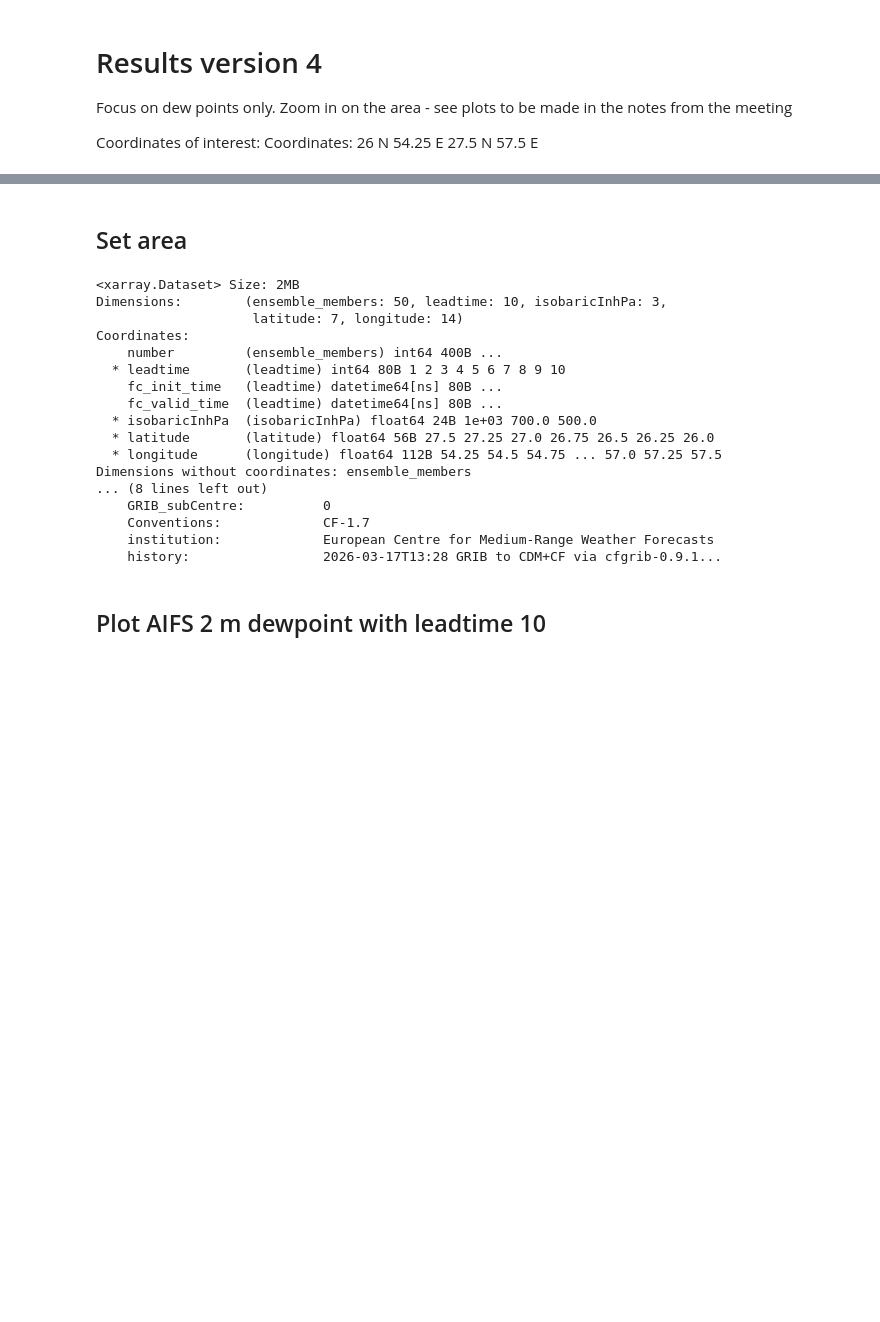
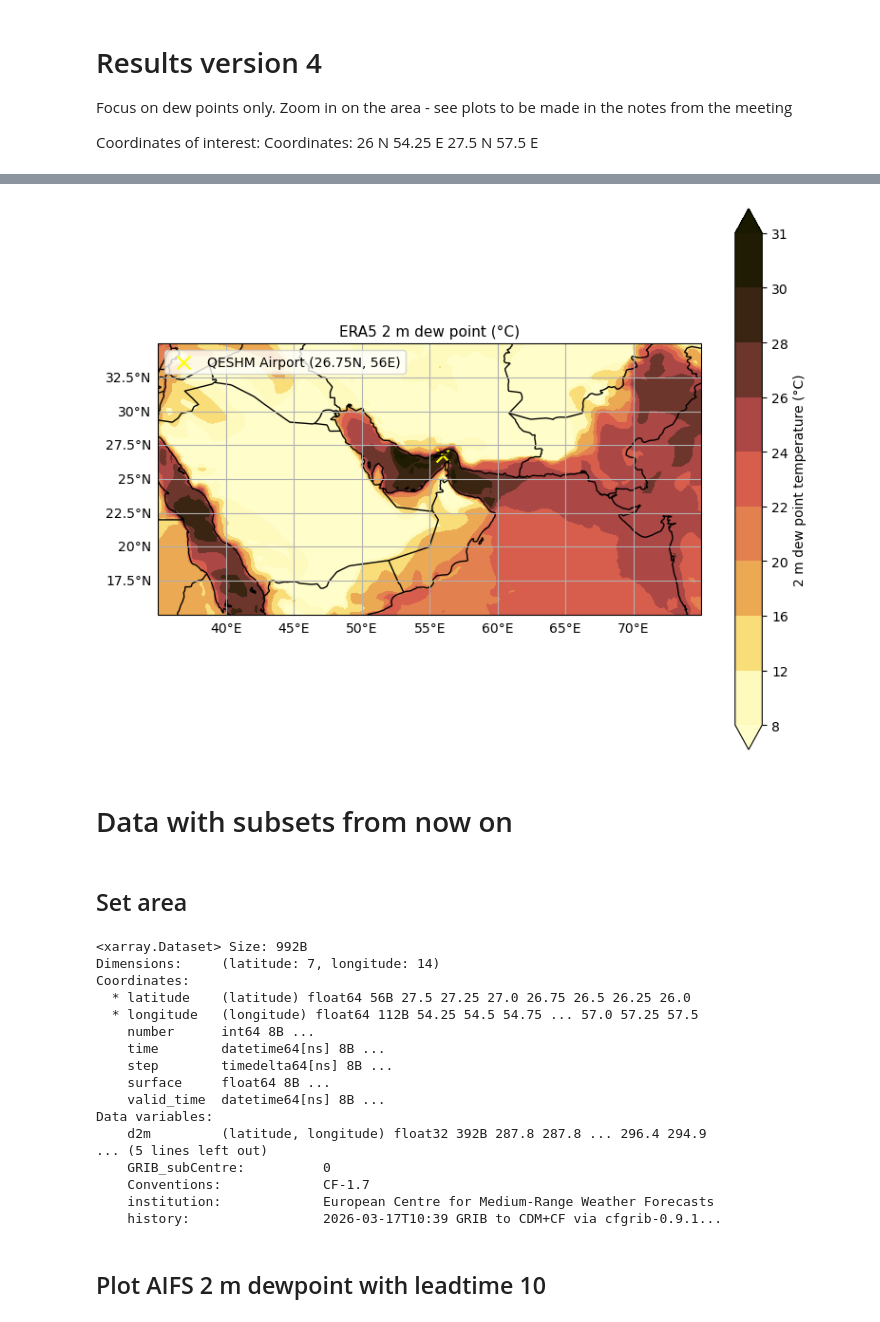
Before and after one commit to sofiehedetoft/Iran-project, a Jupyter notebook: Sofie/Results_Sofie_v5.ipynb, the cells around one changed output, grey strips where cells are left out. Cells and saved outputs as stored; diff of their text form; code cells hidden in the pictures; blank space fills up the shorter version.

```diff
--- a/Sofie/Results_Sofie_v5.ipynb
+++ b/Sofie/Results_Sofie_v5.ipynb
@@ -55,30 +99,78 @@ Coordinates:
+# %%
+# ERA5: usually no ensemble_members/leadtime dimensions
+map_projection = ccrs.PlateCarree()
+
+# Start from dew point in degC and reduce any singleton extra dims
+era5_plot_nosubset = ds_ERA5_sfc_nosubset["d2m_C"]
+for dim in ["valid_time", "time", "step", "leadtime", "ensemble_members", "number"]:
+    if dim in era5_plot_nosubset.dims:
+        era5_plot_nosubset = era5_plot_nosubset.isel({dim: 0})
+
+# absmax = np.nanmax(np.abs(era5_plot_nosubset.values))
+# norm = mcolors.TwoSlopeNorm(vmin=-2, vcenter=0, vmax=absmax)
+norm = mcolors.PowerNorm(gamma=1.6, vmin=8, vmax=31)
+
+# levels = np.linspace(-2, absmax, 34)
+#levels =np.arange(-2,32,1)
+levels=[8,12,16,20,22,24,26,28,30,31]
+
+#V_levels = np.arange(-5, 35, 1)
+
+fig, ax = plt.subplots(1, 1, figsize=(8, 6), subplot_kw={"projection": map_projection})
+
+cf = ax.contourf(
+    era5_plot_nosubset.longitude,
+    era5_plot_nosubset.latitude,
+    era5_plot_nosubset,
+    levels=levels,
+    norm=norm,
+    cmap=cm.lajolla_r, #vik before
+    transform=map_projection,
+    extend="both"
+)
+
+ax.add_feature(cfeature.COASTLINE, linestyle='-')
+ax.add_feature(cfeature.BORDERS)
+ax.scatter(56, 26.75, color='yellow', marker='x', s=100, label='QESHM Airport (26.75N, 56E)', transform=map_projection)
+ax.legend(loc='upper left')
+gl = ax.gridlines(draw_labels=True)
+gl.top_labels = False
+gl.right_labels = False
+
+ax.set_title("ERA5 2 m dew point (°C)", fontsize=11)
+fig.colorbar(cf, ax=ax, label="2 m dew point temperature (°C)")
+plt.tight_layout()
+# %% [output]
+[figure, added]
+# %% [markdown]
+# Data with subsets from now on
 # %% [markdown]
 ## Set area
 # %%
 ds_ERA5_pl=ds_ERA5_pl.sel(latitude=slice(27.5,26), longitude=slice(54.25,57.5))
-ds_ERA5_sfc=ds_ERA5_sfc.sel(latitude=slice(27.5,26), longitude=slice(54.25,57.5))
+ds_ERA5_sfc=ds_ERA5_sfc_nosubset.sel(latitude=slice(27.5,26), longitude=slice(54.25,57.5))
 ds_AIFS_pl=ds_AIFS_pl.sel(latitude=slice(27.5,26), longitude=slice(54.25,57.5))
 ds_AIFS_sfc=ds_AIFS_sfc.sel(latitude=slice(27.5,26), longitude=slice(54.25,57.5))
 
-ds_AIFS_pl
+ds_ERA5_sfc
 # %% [output]
-<xarray.Dataset> Size: 2MB
-Dimensions:        (ensemble_members: 50, leadtime: 10, isobaricInhPa: 3,
-                    latitude: 7, longitude: 14)
+<xarray.Dataset> Size: 992B
+Dimensions:     (latitude: 7, longitude: 14)
 Coordinates:
-    number         (ensemble_members) int64 400B ...
-  * leadtime       (leadtime) int64 80B 1 2 3 4 5 6 7 8 9 10
-    fc_init_time   (leadtime) datetime64[ns] 80B ...
-    fc_valid_time  (leadtime) datetime64[ns] 80B ...
-  * isobaricInhPa  (isobaricInhPa) float64 24B 1e+03 700.0 500.0
-  * latitude       (latitude) float64 56B 27.5 27.25 27.0 26.75 26.5 26.25 26.0
-  * longitude      (longitude) float64 112B 54.25 54.5 54.75 ... 57.0 57.25 57.5
-Dimensions without coordinates: ensemble_members
-... (8 lines left out)
+  * latitude    (latitude) float64 56B 27.5 27.25 27.0 26.75 26.5 26.25 26.0
+  * longitude   (longitude) float64 112B 54.25 54.5 54.75 ... 57.0 57.25 57.5
+    number      int64 8B ...
+    time        datetime64[ns] 8B ...
+    step        timedelta64[ns] 8B ...
+    surface     float64 8B ...
+    valid_time  datetime64[ns] 8B ...
+Data variables:
+    d2m         (latitude, longitude) float32 392B 287.8 287.8 ... 296.4 294.9
+... (5 lines left out)
     GRIB_subCentre:          0
     Conventions:             CF-1.7
     institution:             European Centre for Medium-Range Weather Forecasts
-    history:                 2026-03-17T13:28 GRIB to CDM+CF via cfgrib-0.9.1...
+    history:                 2026-03-17T10:39 GRIB to CDM+CF via cfgrib-0.9.1...
 # %% [markdown]
 ## Plot AIFS 2 m dewpoint with leadtime 10
 # %%
```
Also changed, not shown: parts of 22 cells of this notebook, 3 other files.
